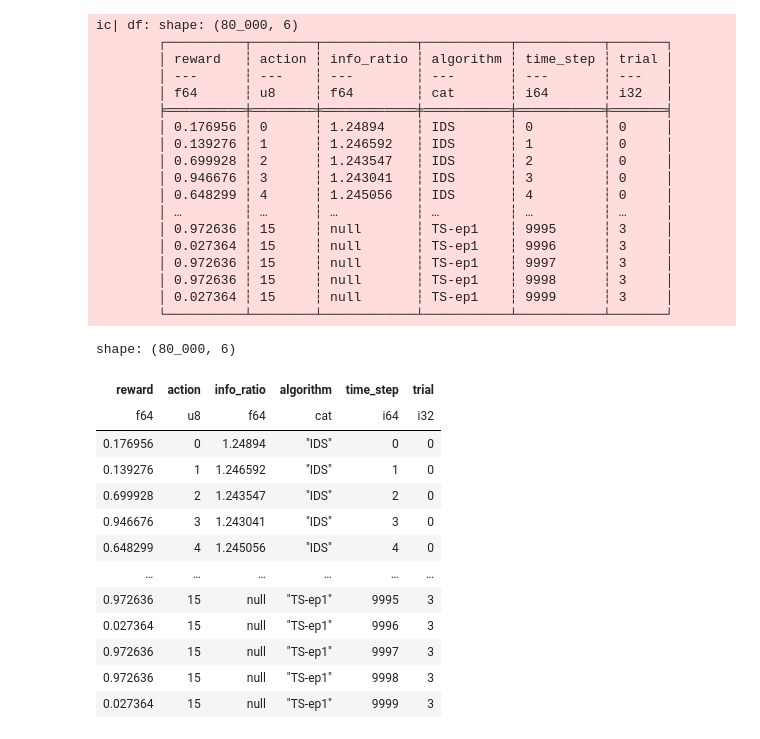
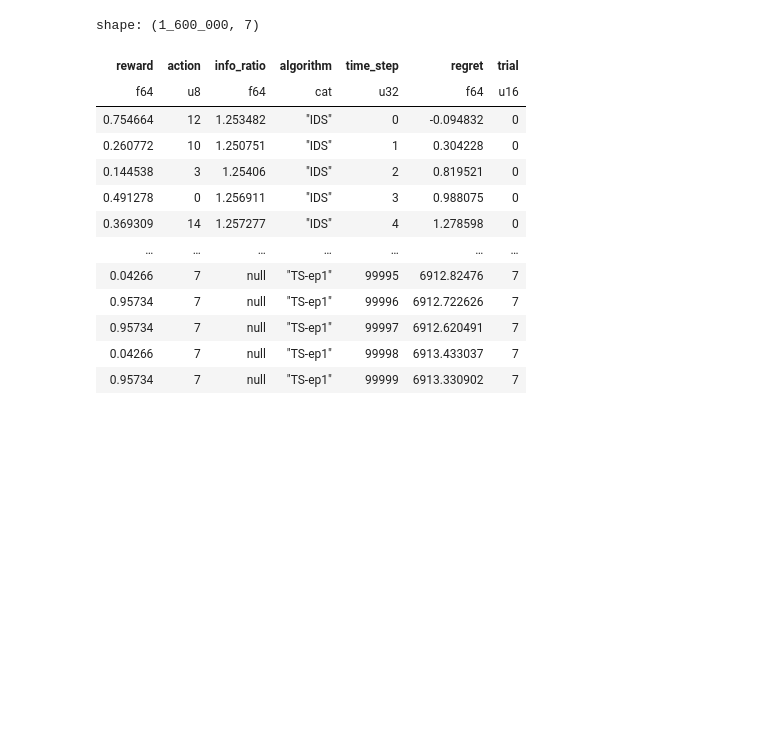
Before and after one commit to DavidJGChen/bandit-exploration, a Jupyter notebook: notebooks/analysis.ipynb, the cells around one changed output. Saved outputs shown, nothing was run; the diff lists cells and outputs as text; code cells hidden in the pictures; blank space fills up the shorter version.

```diff
--- a/notebooks/analysis.ipynb
+++ b/notebooks/analysis.ipynb
@@ -11,7 +9,7 @@ from bandit_sim.common import Action, Reward
 from bandit_sim.configs import AlgorithmConfig, BanditEnvConfig
 from bandit_sim.setting import Settings, generate_base_filename
 # %%
-result_dir = "20250817-1731-alignment"
+result_dir = "20250817-1810-alignment"
 output_dir = os.path.join("../output/", result_dir)
 
 config = {}
@@ -52,48 +50,27 @@ else:
 
 num_algs = len(algorithms)
 K_env = K // 2
-
-all_regrets = np.zeros((num_trials, num_algs, T), dtype=Reward)
-all_actions = np.zeros((num_trials, num_algs, T), dtype=Action)
 # %%
-df = pl.DataFrame()
+raw_df = pl.DataFrame()
 
 for i, trial_id in enumerate(trial_ids):
     filename = generate_base_filename(base_seed, trial_id)
     with open(os.path.join(output_dir, f"data_{filename}"), "rb") as f:
-        df = df.vstack(pl.read_parquet(f))
+        raw_df.vstack(pl.read_parquet(f), in_place=True)
 
-ic(df)
+raw_df
 # %% [output]
-ic| df: shape: (80_000, 6)
-        ┌──────────┬────────┬────────────┬───────────┬───────────┬───────┐
-        │ reward   ┆ action ┆ info_ratio ┆ algorithm ┆ time_step ┆ trial │
-        │ ---      ┆ ---    ┆ ---        ┆ ---       ┆ ---       ┆ ---   │
-        │ f64      ┆ u8     ┆ f64        ┆ cat       ┆ i64       ┆ i32   │
-        ╞══════════╪════════╪════════════╪═══════════╪═══════════╪═══════╡
-        │ 0.176956 ┆ 0      ┆ 1.24894    ┆ IDS       ┆ 0         ┆ 0     │
-        │ 0.139276 ┆ 1      ┆ 1.246592   ┆ IDS       ┆ 1         ┆ 0     │
-        │ 0.699928 ┆ 2      ┆ 1.243547   ┆ IDS       ┆ 2         ┆ 0     │
-        │ 0.946676 ┆ 3      ┆ 1.243041   ┆ IDS       ┆ 3         ┆ 0     │
-        │ 0.648299 ┆ 4      ┆ 1.245056   ┆ IDS       ┆ 4         ┆ 0     │
-        │ …        ┆ …      ┆ …          ┆ …         ┆ …         ┆ …     │
-        │ 0.972636 ┆ 15     ┆ null       ┆ TS-ep1    ┆ 9995      ┆ 3     │
-        │ 0.027364 ┆ 15     ┆ null       ┆ TS-ep1    ┆ 9996      ┆ 3     │
-        │ 0.972636 ┆ 15     ┆ null       ┆ TS-ep1    ┆ 9997      ┆ 3     │
-        │ 0.972636 ┆ 15     ┆ null       ┆ TS-ep1    ┆ 9998      ┆ 3     │
-        │ 0.027364 ┆ 15     ┆ null       ┆ TS-ep1    ┆ 9999      ┆ 3     │
-        └──────────┴────────┴────────────┴───────────┴───────────┴───────┘
+shape: (1_600_000, 7)
-shape: (80_000, 6)
-| reward | action | info_ratio | algorithm | time_step | trial |
-| f64 | u8 | f64 | cat | i64 | i32 |
-| 0.176956 | 0 | 1.24894 | "IDS" | 0 | 0 |
-| 0.139276 | 1 | 1.246592 | "IDS" | 1 | 0 |
-| 0.699928 | 2 | 1.243547 | "IDS" | 2 | 0 |
-| 0.946676 | 3 | 1.243041 | "IDS" | 3 | 0 |
-| 0.648299 | 4 | 1.245056 | "IDS" | 4 | 0 |
-| … | … | … | … | … | … |
-| 0.972636 | 15 | null | "TS-ep1" | 9995 | 3 |
-| 0.027364 | 15 | null | "TS-ep1" | 9996 | 3 |
-| 0.972636 | 15 | null | "TS-ep1" | 9997 | 3 |
-| 0.972636 | 15 | null | "TS-ep1" | 9998 | 3 |
-| 0.027364 | 15 | null | "TS-ep1" | 9999 | 3 |
+| reward | action | info_ratio | algorithm | time_step | regret | trial |
+| f64 | u8 | f64 | cat | u32 | f64 | u16 |
+| 0.754664 | 12 | 1.253482 | "IDS" | 0 | -0.094832 | 0 |
+| 0.260772 | 10 | 1.250751 | "IDS" | 1 | 0.304228 | 0 |
+| 0.144538 | 3 | 1.25406 | "IDS" | 2 | 0.819521 | 0 |
+| 0.491278 | 0 | 1.256911 | "IDS" | 3 | 0.988075 | 0 |
+| 0.369309 | 14 | 1.257277 | "IDS" | 4 | 1.278598 | 0 |
+| … | … | … | … | … | … | … |
+| 0.04266 | 7 | null | "TS-ep1" | 99995 | 6912.82476 | 7 |
+| 0.95734 | 7 | null | "TS-ep1" | 99996 | 6912.722626 | 7 |
+| 0.95734 | 7 | null | "TS-ep1" | 99997 | 6912.620491 | 7 |
+| 0.04266 | 7 | null | "TS-ep1" | 99998 | 6913.433037 | 7 |
+| 0.95734 | 7 | null | "TS-ep1" | 99999 | 6913.330902 | 7 |
```
Also changed, not shown: parts of 9 cells of this notebook, 3 other files.
